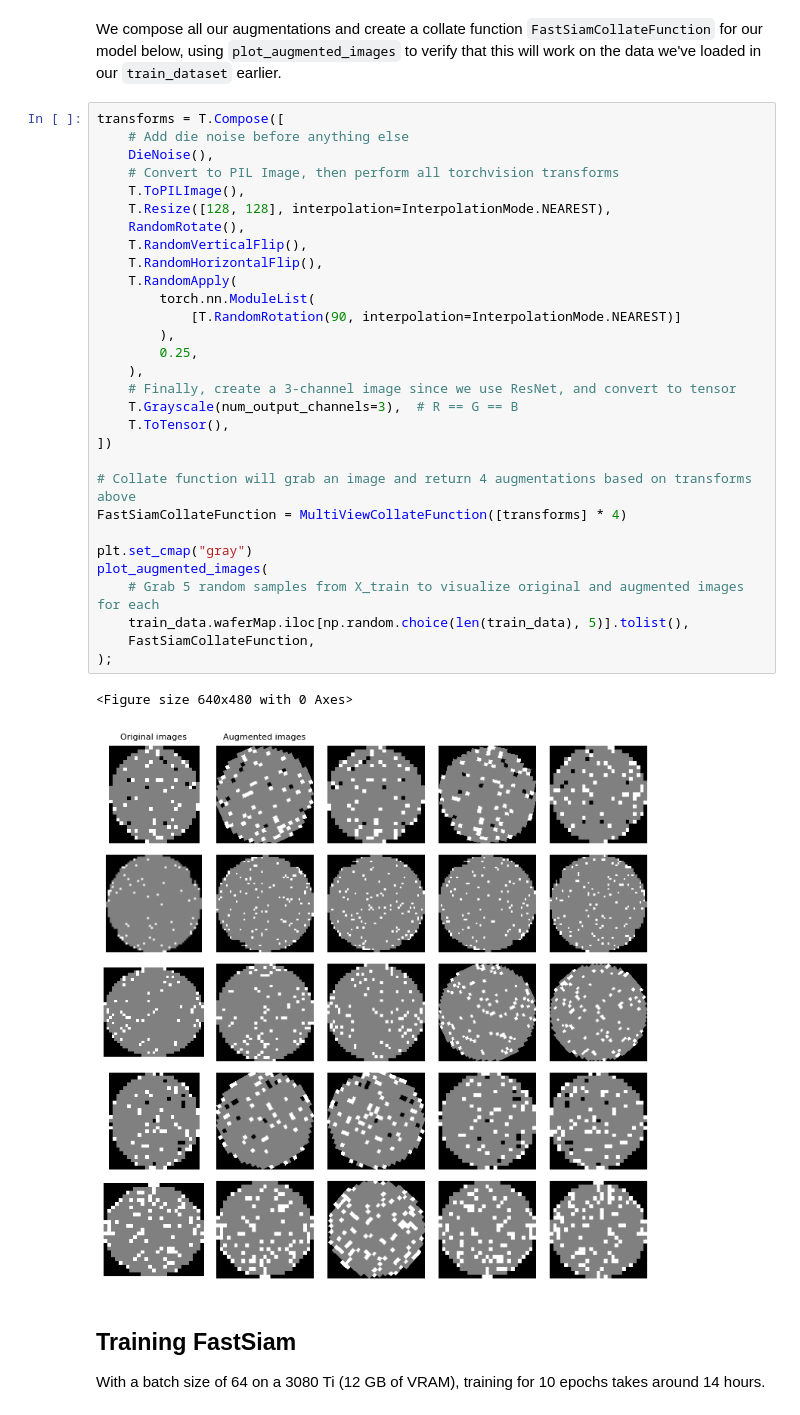
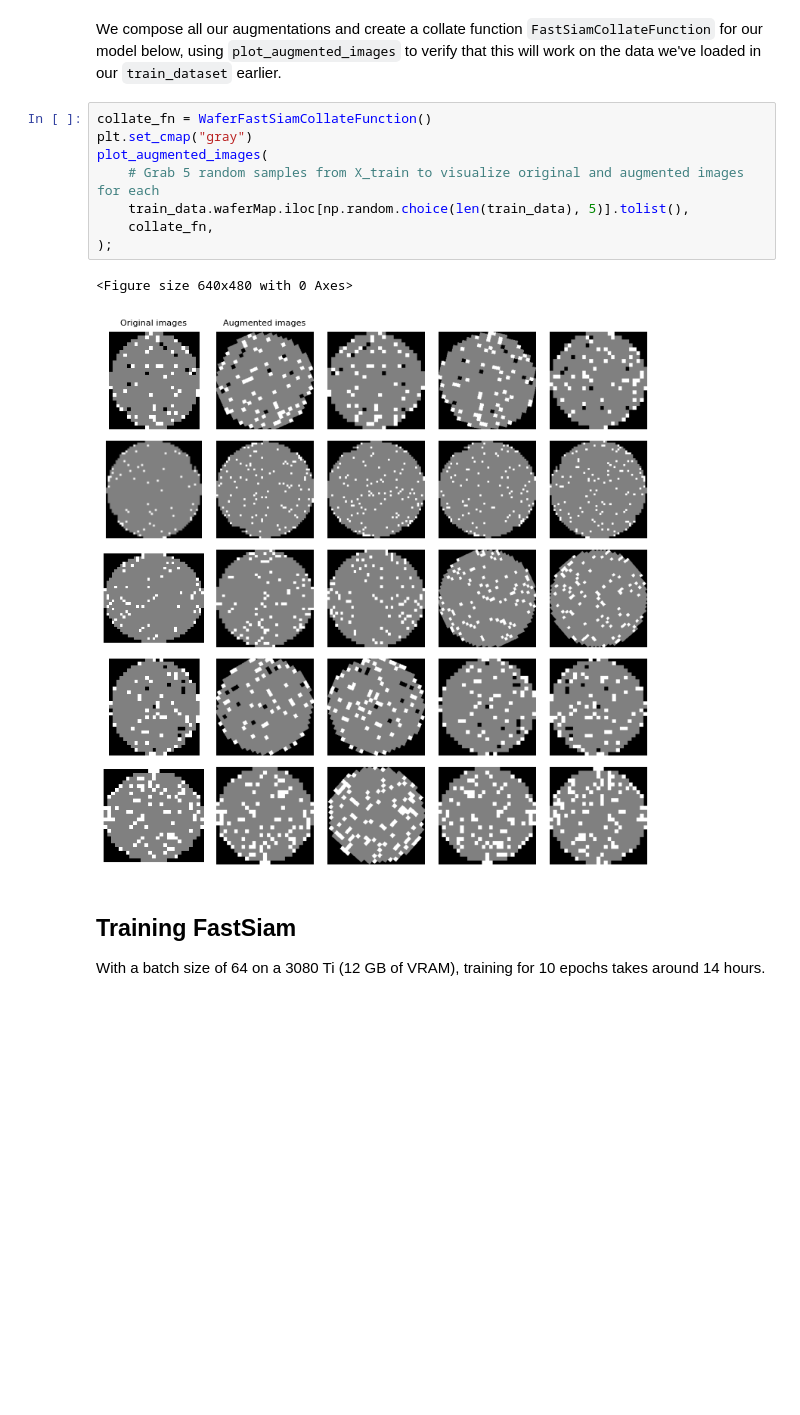
Before and after one commit to faris-k/fastsiam-wafers, a Jupyter notebook: scripts/fastsiam_convnext.ipynb, the cells around one changed output. Cells and saved outputs as stored; diff of their text form; blank space fills up the shorter version.

Commit message:
Fixed FastSiam, more utils
Fixed an issue with class init in FastSiam. Added data utils like dataset to a data.py, removed collate.py

```diff
--- a/scripts/fastsiam_convnext.ipynb
+++ b/scripts/fastsiam_convnext.ipynb
@@ -94,38 +59,16 @@ class DieNoise:
 # %% [markdown]
 We compose all our augmentations and create a collate function `FastSiamCollateFunction` for our model below, using `plot_augmented_images` to verify that this will work on the data we've loaded in our `train_dataset` earlier.
-# %%
-transforms = T.Compose([
-    # Add die noise before anything else
-    DieNoise(),
-    # Convert to PIL Image, then perform all torchvision transforms
-    T.ToPILImage(),
-    T.Resize([128, 128], interpolation=InterpolationMode.NEAREST),
-    RandomRotate(),
-    T.RandomVerticalFlip(),
-    T.RandomHorizontalFlip(),
-    T.RandomApply(
-        torch.nn.ModuleList(
-            [T.RandomRotation(90, interpolation=InterpolationMode.NEAREST)]
-        ),
-        0.25,
-    ),
-    # Finally, create a 3-channel image since we use ResNet, and convert to tensor
-    T.Grayscale(num_output_channels=3),  # R == G == B
-    T.ToTensor(),
-])
-
-# Collate function will grab an image and return 4 augmentations based on transforms above
-FastSiamCollateFunction = MultiViewCollateFunction([transforms] * 4)
-
-plt.set_cmap("gray")
-plot_augmented_images(
-    # Grab 5 random samples from X_train to visualize original and augmented images for each
-    train_data.waferMap.iloc[np.random.choice(len(train_data), 5)].tolist(),
-    FastSiamCollateFunction,
-);
-# %% [output]
-<Figure size 640x480 with 0 Axes>
-[figure, removed]
+# %%
+collate_fn = WaferFastSiamCollateFunction()
+plt.set_cmap("gray")
+plot_augmented_images(
+    # Grab 5 random samples from X_train to visualize original and augmented images for each
+    train_data.waferMap.iloc[np.random.choice(len(train_data), 5)].tolist(),
+    collate_fn,
+);
+# %% [output]
+<Figure size 640x480 with 0 Axes>
+[figure, added]
 # %% [markdown]
 ## Training FastSiam
 
```
Also changed, not shown: parts of 6 cells of this notebook, 4 other files.
